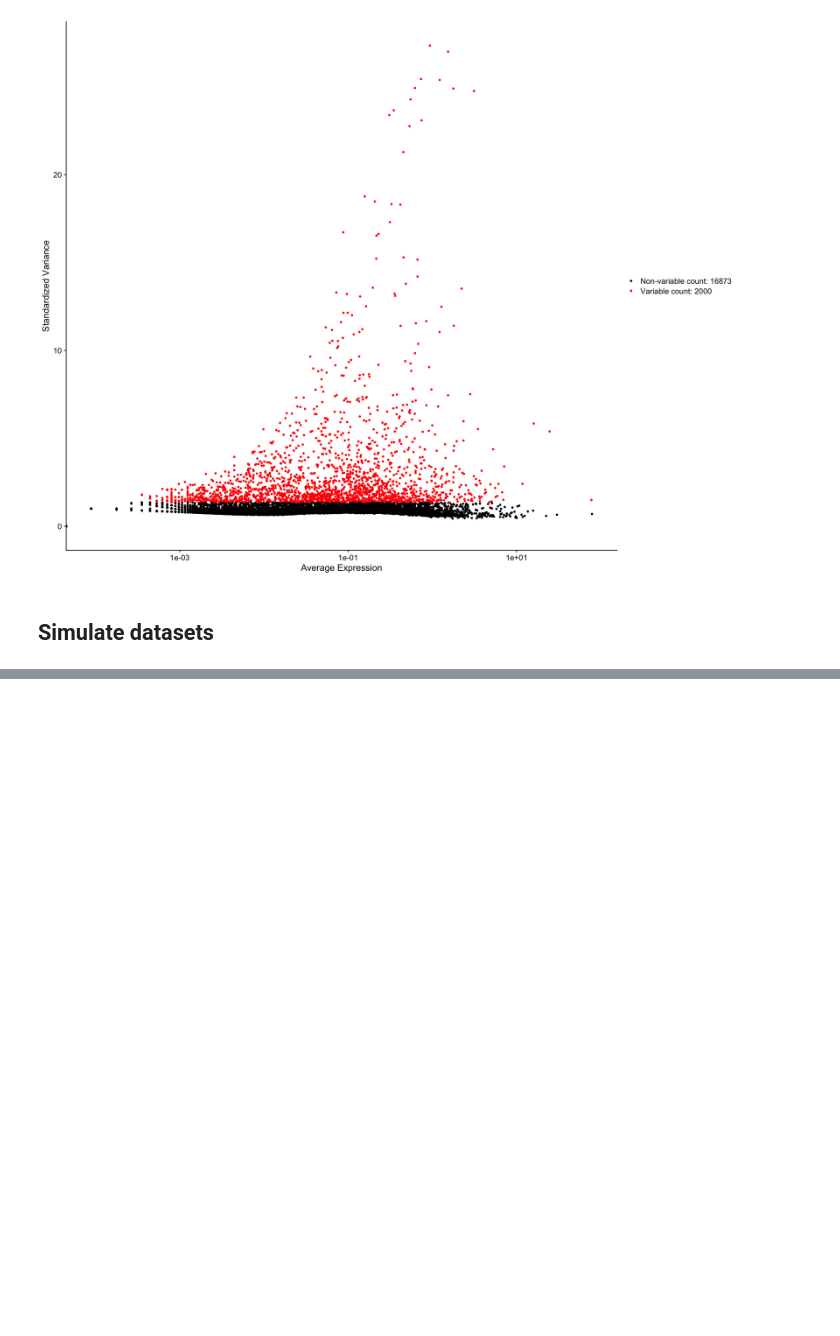
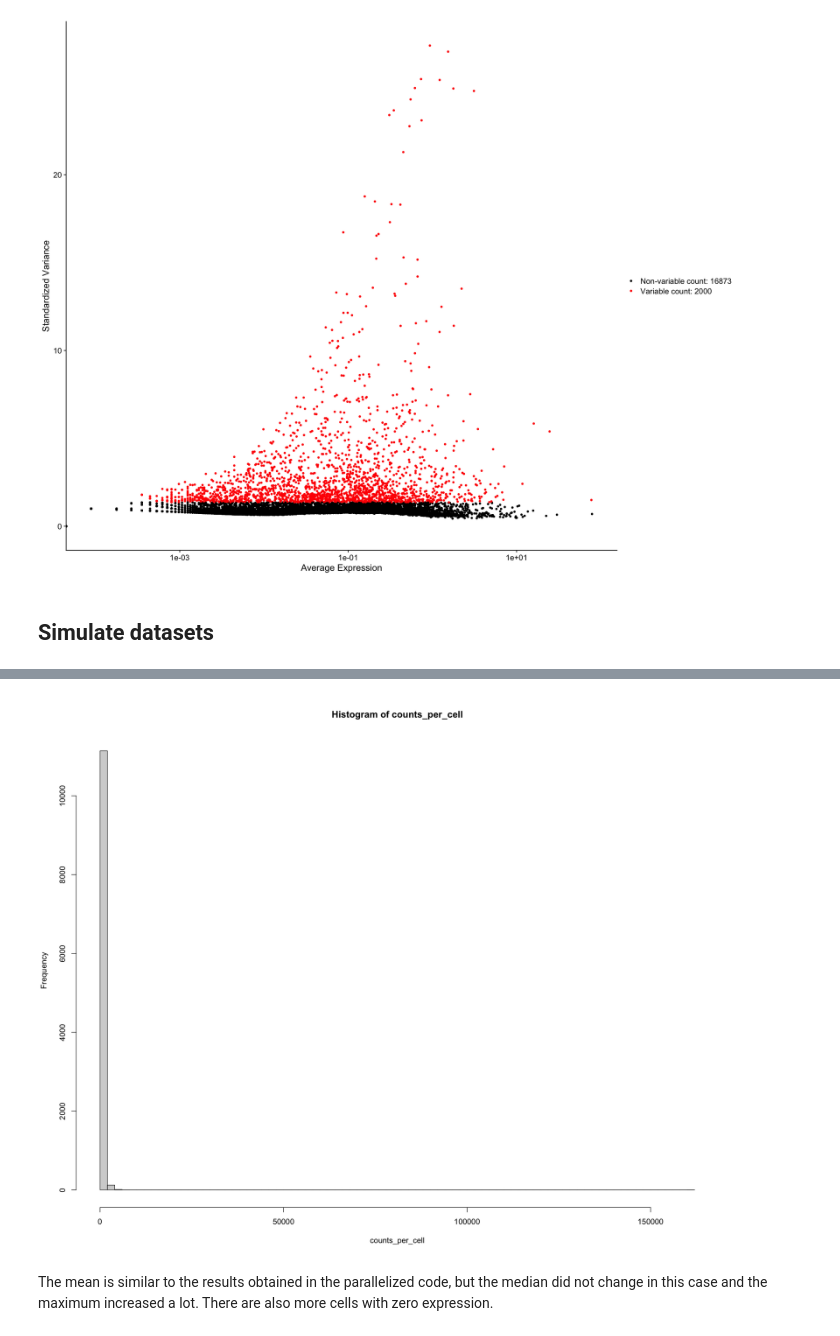
Before and after one commit to calebhallinan/applied_genomics_final_project, a Jupyter notebook: code/sim_data_prox_pos.ipynb, the cells around one changed output, grey strips where cells are left out. Saved outputs shown, nothing was run; the diff lists cells and outputs as text; code cells hidden in the pictures; blank space fills up the shorter version.

```diff
--- a/code/sim_data_prox_pos.ipynb
+++ b/code/sim_data_prox_pos.ipynb
@@ -284,0 +292,2 @@ tmp <- simulate_mtx(tmp_mtx, tmp_meta, .5, 1.001, 5)
+# %%
+sim_dat_5pct <- simulate_mtx(hvg_mtx, meta, .05, 1, 2)
@@ -285,3 +329,10 @@ tmp <- simulate_mtx(tmp_mtx, tmp_meta, .5, 1.001, 5)
+# %%
+counts_per_cell <- colSums(sim_dat_5pct)
+hist(counts_per_cell, breaks = 100)
+# %% [output]
+[figure, added]
+# %% [markdown]
+The mean is similar to the results obtained in the parallelized code, but the median did not change in this case and the maximum increased a lot. There are also more cells with zero expression.
 # %%
 ## set number of cores
 bpparam <- MulticoreParam(workers = 4)
```
Also changed, not shown: parts of 8 cells of this notebook, 1 other file.
